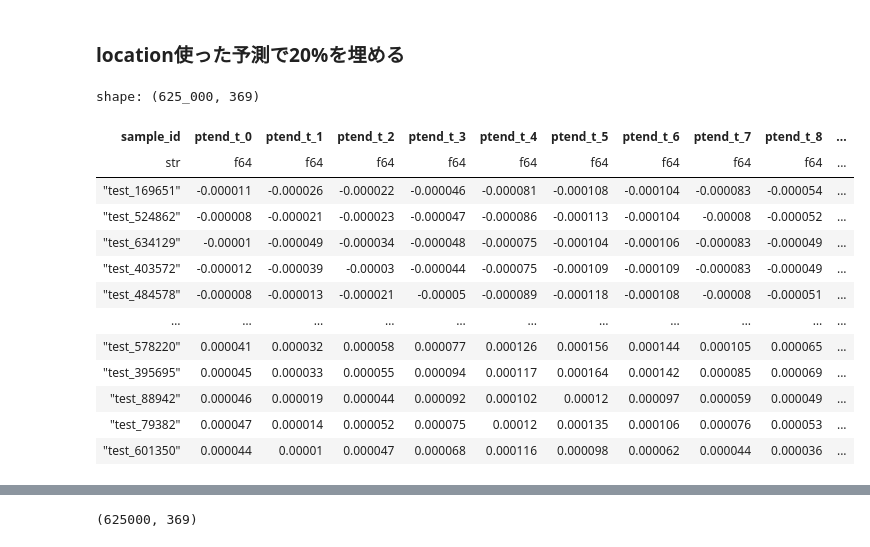
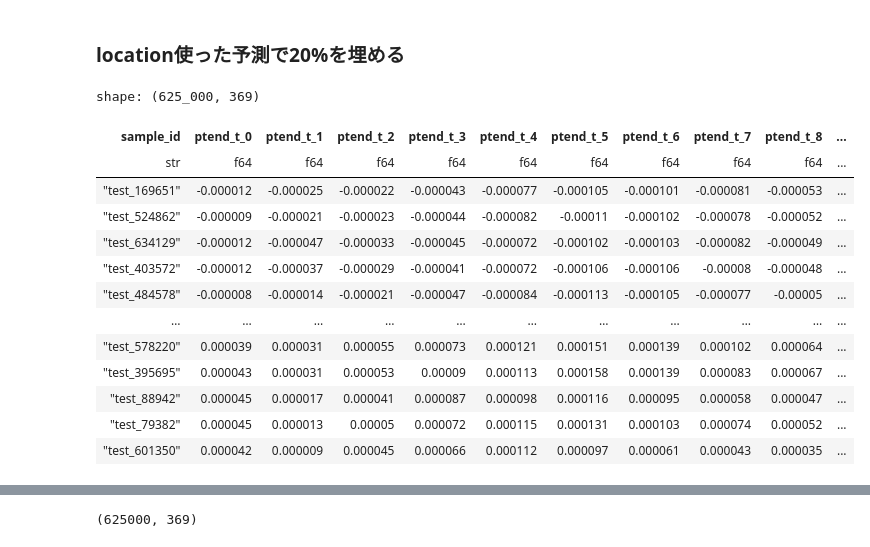
Before and after one commit to unonao/kaggle-leap, a Jupyter notebook: notebook/2024-06-24_hide_and_fill.ipynb, the cells around one changed output, grey strips where cells are left out. Drawn from its saved outputs; the diff is of its cells as text; code cells hidden in the pictures.

```diff
--- a/notebook/2024-06-24_hide_and_fill.ipynb
+++ b/notebook/2024-06-24_hide_and_fill.ipynb
@@ -58,53 +58,54 @@ hide_base_sub_df.write_parquet("output/hide_lb078544_sub.parquet")
 ### location使った予測で20%を埋める
 # %%
 # multi-column to single-column の読み込み
-multi_col_sub_path = "output/20240610_ensemble_nelder_mead2_lb080254.parquet"
+# multi_col_sub_path = "output/20240610_ensemble_nelder_mead2_lb080254.parquet"
+multi_col_sub_path = (
+    "gs://kaggle-leap/kami/experiments/500_latlon_gnn/all/submission.parquet"
+)
 multi_col_sub_df = pl.read_parquet(multi_col_sub_path)
 
 # 重みが変わったので新しいスケールに変換する
 ss_old_df = pl.read_csv(
     "input/leap-atmospheric-physics-ai-climsim/sample_submission_old.csv", n_rows=1
 )
 weight_old_array = ss_old_df.select(
     [x for x in ss_old_df.columns if x != "sample_id"]
 ).to_numpy()[0]
 
 ss_df = pl.read_csv(
     "input/leap-atmospheric-physics-ai-climsim/sample_submission.csv", n_rows=1
 )
 weight_array = ss_df.select([x for x in ss_df.columns if x != "sample_id"]).to_numpy()[
     0
 ]
-
-
 multi_col_pred = multi_col_sub_df[:, 1:].to_numpy()
 multi_col_pred = multi_col_pred / weight_old_array
 multi_col_pred[np.isnan(multi_col_pred)] = 0
 multi_col_pred *= weight_array
 
 multi_col_sub_df = pl.concat(
     [
         multi_col_sub_df.select("sample_id"),
         pl.from_numpy(multi_col_pred, schema=multi_col_sub_df.columns[1:]),
     ],
     how="horizontal",
 )
-multi_col_sub_df
+multi_col_sub_df.head()
 # %% [output]
 shape: (625_000, 369)
 | sample_id | ptend_t_0 | ptend_t_1 | ptend_t_2 | ptend_t_3 | ptend_t_4 | ptend_t_5 | ptend_t_6 | ptend_t_7 | ptend_t_8 | ... |
 | str | f64 | f64 | f64 | f64 | f64 | f64 | f64 | f64 | f64 | ... |
-| "test_169651" | -0.000011 | -0.000026 | -0.000022 | -0.000046 | -0.000081 | -0.000108 | -0.000104 | -0.000083 | -0.000054 | ... |
-| "test_524862" | -0.000008 | -0.000021 | -0.000023 | -0.000047 | -0.000086 | -0.000113 | -0.000104 | -0.00008 | -0.000052 | ... |
-| "test_634129" | -0.00001 | -0.000049 | -0.000034 | -0.000048 | -0.000075 | -0.000104 | -0.000106 | -0.000083 | -0.000049 | ... |
-| "test_403572" | -0.000012 | -0.000039 | -0.00003 | -0.000044 | -0.000075 | -0.000109 | -0.000109 | -0.000083 | -0.000049 | ... |
-| "test_484578" | -0.000008 | -0.000013 | -0.000021 | -0.00005 | -0.000089 | -0.000118 | -0.000108 | -0.00008 | -0.000051 | ... |
+| "test_169651" | -0.000012 | -0.000025 | -0.000022 | -0.000043 | -0.000077 | -0.000105 | -0.000101 | -0.000081 | -0.000053 | ... |
+| "test_524862" | -0.000009 | -0.000021 | -0.000023 | -0.000044 | -0.000082 | -0.00011 | -0.000102 | -0.000078 | -0.000052 | ... |
+| "test_634129" | -0.000012 | -0.000047 | -0.000033 | -0.000045 | -0.000072 | -0.000102 | -0.000103 | -0.000082 | -0.000049 | ... |
+| "test_403572" | -0.000012 | -0.000037 | -0.000029 | -0.000041 | -0.000072 | -0.000106 | -0.000106 | -0.00008 | -0.000048 | ... |
+| "test_484578" | -0.000008 | -0.000014 | -0.000021 | -0.000047 | -0.000084 | -0.000113 | -0.000105 | -0.000077 | -0.00005 | ... |
 | … | … | … | … | … | … | … | … | … | … | ... |
-| "test_578220" | 0.000041 | 0.000032 | 0.000058 | 0.000077 | 0.000126 | 0.000156 | 0.000144 | 0.000105 | 0.000065 | ... |
-| "test_395695" | 0.000045 | 0.000033 | 0.000055 | 0.000094 | 0.000117 | 0.000164 | 0.000142 | 0.000085 | 0.000069 | ... |
-| "test_88942" | 0.000046 | 0.000019 | 0.000044 | 0.000092 | 0.000102 | 0.00012 | 0.000097 | 0.000059 | 0.000049 | ... |
-| "test_79382" | 0.000047 | 0.000014 | 0.000052 | 0.000075 | 0.00012 | 0.000135 | 0.000106 | 0.000076 | 0.000053 | ... |
-| "test_601350" | 0.000044 | 0.00001 | 0.000047 | 0.000068 | 0.000116 | 0.000098 | 0.000062 | 0.000044 | 0.000036 | ... |
+| "test_578220" | 0.000039 | 0.000031 | 0.000055 | 0.000073 | 0.000121 | 0.000151 | 0.000139 | 0.000102 | 0.000064 | ... |
+| "test_395695" | 0.000043 | 0.000031 | 0.000053 | 0.00009 | 0.000113 | 0.000158 | 0.000139 | 0.000083 | 0.000067 | ... |
+| "test_88942" | 0.000045 | 0.000017 | 0.000041 | 0.000087 | 0.000098 | 0.000116 | 0.000095 | 0.000058 | 0.000047 | ... |
+| "test_79382" | 0.000045 | 0.000013 | 0.00005 | 0.000072 | 0.000115 | 0.000131 | 0.000103 | 0.000074 | 0.000052 | ... |
+| "test_601350" | 0.000042 | 0.000009 | 0.000045 | 0.000066 | 0.000112 | 0.000097 | 0.000061 | 0.000043 | 0.000035 | ... |
 # %%
 # 重複範囲を取得
 test_df = pl.read_csv("input/leap-atmospheric-physics-ai-climsim/test.csv")
```
Also changed, not shown: parts of 6 cells of this notebook, 7 other files.
